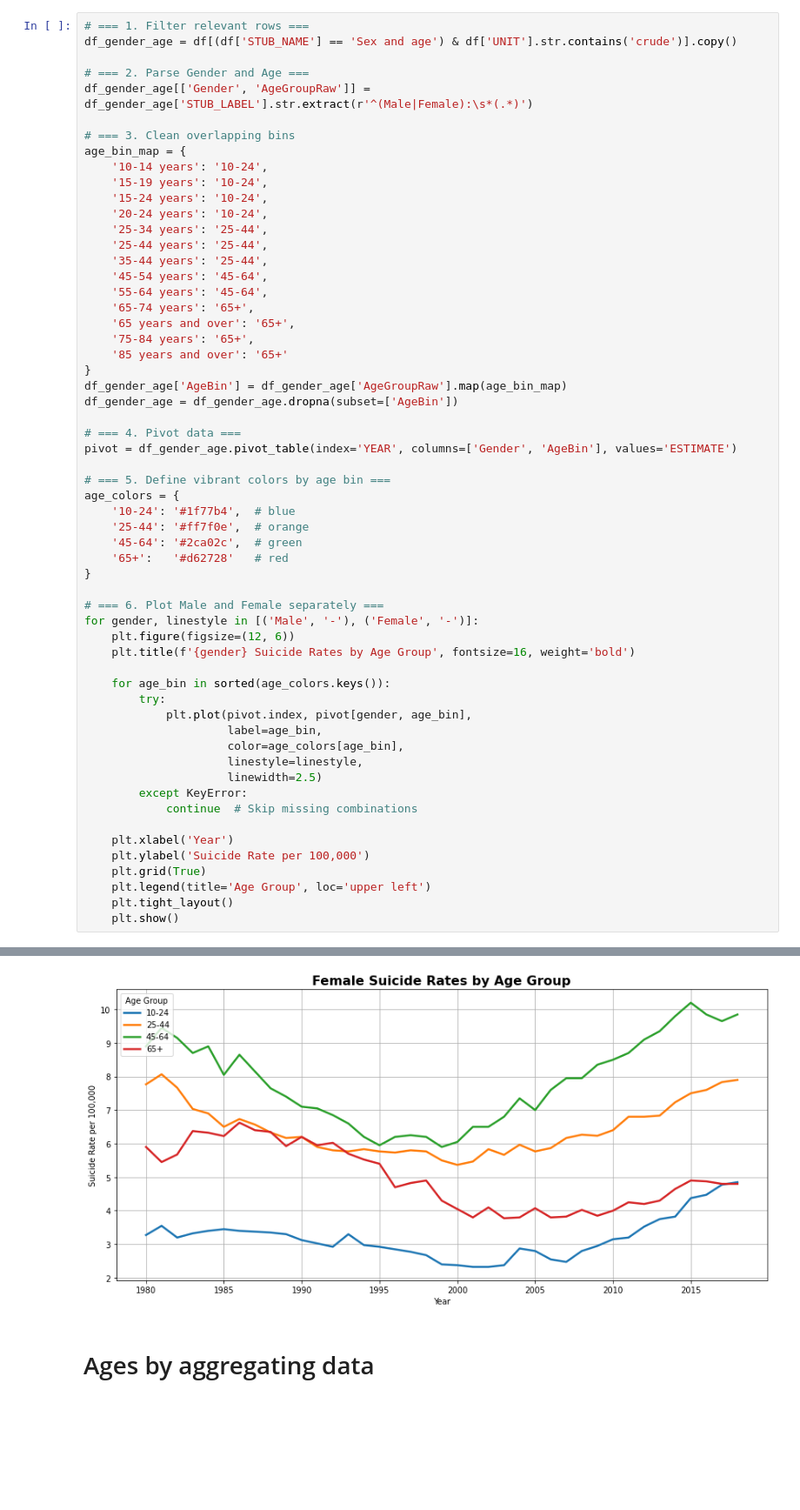
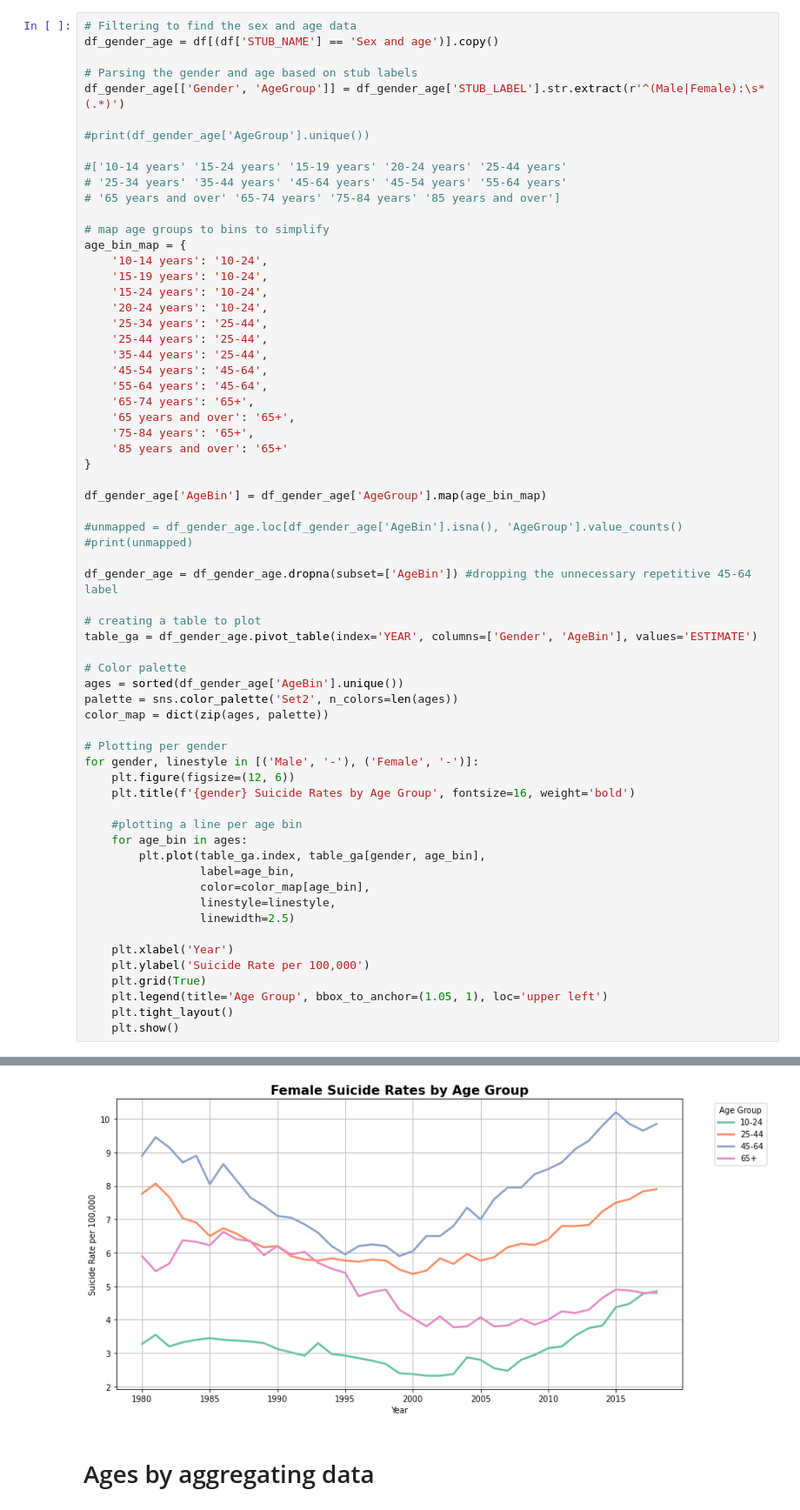
Before and after one commit to mak8427/data_visualization, a Jupyter notebook: exam/ex01.ipynb, the cells around one changed output, grey strips where cells are left out. Shown at 87% size. Saved outputs shown, nothing was run; the diff lists cells and outputs as text; blank space fills up the shorter version.

```diff
--- a/exam/ex01.ipynb
+++ b/exam/ex01.ipynb
@@ -220,11 +198,17 @@ color for female and male
 # %%
-# === 1. Filter relevant rows ===
-df_gender_age = df[(df['STUB_NAME'] == 'Sex and age') & df['UNIT'].str.contains('crude')].copy()
+# Filtering to find the sex and age data
+df_gender_age = df[(df['STUB_NAME'] == 'Sex and age')].copy()
 
-# === 2. Parse Gender and Age ===
-df_gender_age[['Gender', 'AgeGroupRaw']] = df_gender_age['STUB_LABEL'].str.extract(r'^(Male|Female):\s*(.*)')
+# Parsing the gender and age based on stub labels
+df_gender_age[['Gender', 'AgeGroup']] = df_gender_age['STUB_LABEL'].str.extract(r'^(Male|Female):\s*(.*)')
 
-# === 3. Clean overlapping bins
+#print(df_gender_age['AgeGroup'].unique())
+
+#['10-14 years' '15-24 years' '15-19 years' '20-24 years' '25-44 years'
+# '25-34 years' '35-44 years' '45-64 years' '45-54 years' '55-64 years'
+# '65 years and over' '65-74 years' '75-84 years' '85 years and over']
+
+# map age groups to bins to simplify
 age_bin_map = {
     '10-14 years': '10-24',
     '15-19 years': '10-24',
@@ -240,39 +224,39 @@ age_bin_map = {
     '75-84 years': '65+',
     '85 years and over': '65+'
 }
-df_gender_age['AgeBin'] = df_gender_age['AgeGroupRaw'].map(age_bin_map)
-df_gender_age = df_gender_age.dropna(subset=['AgeBin'])
 
-# === 4. Pivot data ===
-pivot = df_gender_age.pivot_table(index='YEAR', columns=['Gender', 'AgeBin'], values='ESTIMATE')
+df_gender_age['AgeBin'] = df_gender_age['AgeGroup'].map(age_bin_map)
 
-# === 5. Define vibrant colors by age bin ===
-age_colors = {
-    '10-24': '#1f77b4',  # blue
-    '25-44': '#ff7f0e',  # orange
-    '45-64': '#2ca02c',  # green
-    '65+':   '#d62728'   # red
-}
+#unmapped = df_gender_age.loc[df_gender_age['AgeBin'].isna(), 'AgeGroup'].value_counts()
+#print(unmapped)
 
-# === 6. Plot Male and Female separately ===
+df_gender_age = df_gender_age.dropna(subset=['AgeBin']) #dropping the unnecessary repetitive 45-64 label
+
+# creating a table to plot
+table_ga = df_gender_age.pivot_table(index='YEAR', columns=['Gender', 'AgeBin'], values='ESTIMATE')
+
+# Color palette
+ages = sorted(df_gender_age['AgeBin'].unique())
+palette = sns.color_palette('Set2', n_colors=len(ages))
+color_map = dict(zip(ages, palette))
+
+# Plotting per gender
 for gender, linestyle in [('Male', '-'), ('Female', '-')]:
     plt.figure(figsize=(12, 6))
     plt.title(f'{gender} Suicide Rates by Age Group', fontsize=16, weight='bold')
 
-    for age_bin in sorted(age_colors.keys()):
-        try:
-            plt.plot(pivot.index, pivot[gender, age_bin],
-                     label=age_bin,
-                     color=age_colors[age_bin],
-                     linestyle=linestyle,
-                     linewidth=2.5)
-        except KeyError:
-            continue  # Skip missing combinations
+    #plotting a line per age bin
+    for age_bin in ages:
+        plt.plot(table_ga.index, table_ga[gender, age_bin],
+                 label=age_bin,
+                 color=color_map[age_bin],
+                 linestyle=linestyle,
+                 linewidth=2.5)
 
     plt.xlabel('Year')
     plt.ylabel('Suicide Rate per 100,000')
     plt.grid(True)
-    plt.legend(title='Age Group', loc='upper left')
+    plt.legend(title='Age Group', bbox_to_anchor=(1.05, 1), loc='upper left')
     plt.tight_layout()
     plt.show()
 # %% [output]
@@ -280,4 +264,4 @@ for gender, linestyle in [('Male', '-'), ('Female', '-')]:
-[figure, old version]
+[figure, new version]
 # %% [markdown]
 # Ages by aggregating data
 # %%
```
Also changed, not shown: parts of 18 cells of this notebook, 1 other file.
